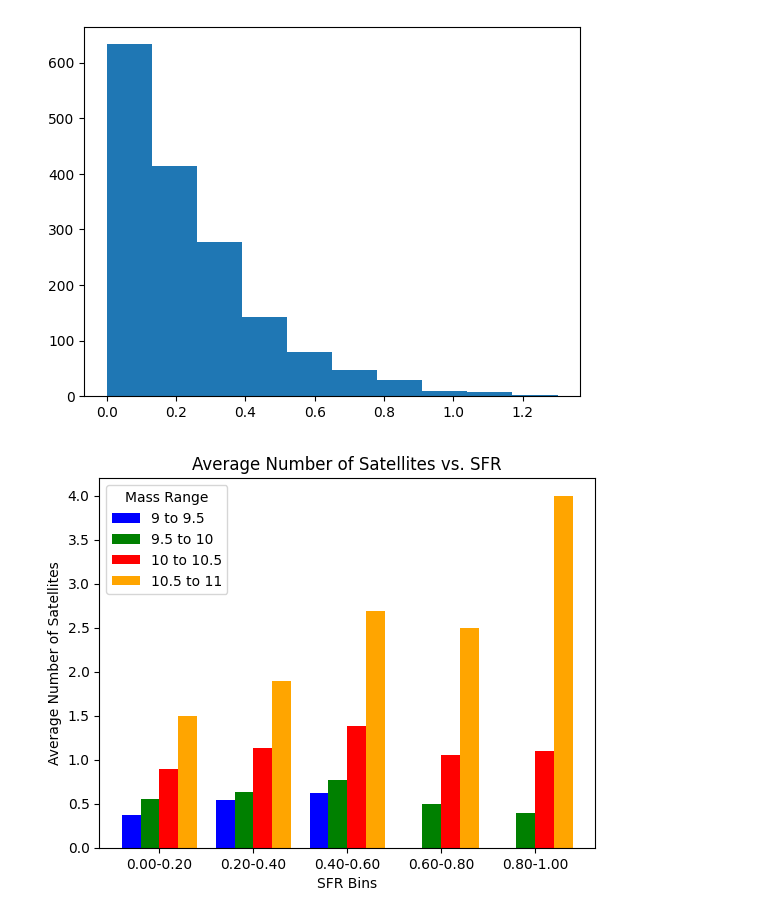
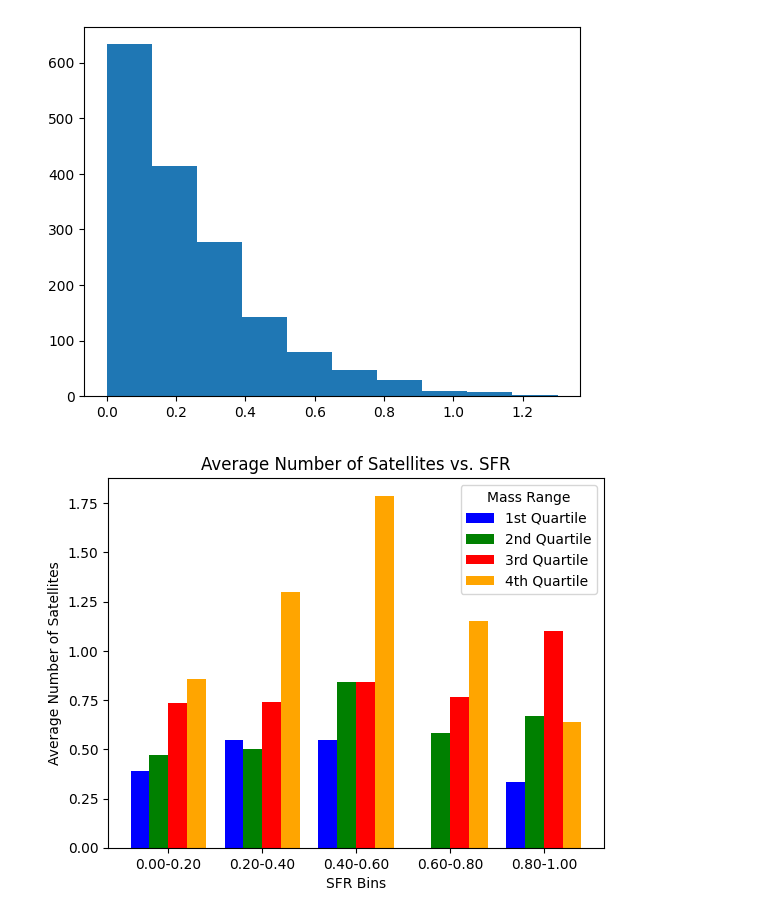
Before and after one commit to harishk30/DwarfGalaxyAnalysis, a Jupyter notebook: SAGAxCM.ipynb, the cells around one changed output. Drawn from its saved outputs; the diff is of its cells as text; code cells hidden in the pictures.

Commit message:
Use quartile bins now.

```diff
--- a/SAGAxCM.ipynb
+++ b/SAGAxCM.ipynb
@@ -258,9 +290,13 @@ fig, ax = plt.subplots()
 
 bar_width = 0.03
 offset = -1.5 * bar_width
-
+i = 0
 for mass_range, color, label in zip(mass_ranges, colors, mass_labels):
-    mass_mask = (filtered_masses >= mass_range[0]) & (filtered_masses < mass_range[1])
+    x = mass_range[0]
+    if(i == 0):
+      x = -np.inf
+      i += 1
+    mass_mask = (filtered_masses >= x) & (filtered_masses < mass_range[1])
     filtered_satellites_mass = filtered_satellites[mass_mask]
     filtered_g_r_colors_mass = filtered_g_r_colors[mass_mask]
 
@@ -351,14 +387,23 @@ filtered_masses_new = masses[mask]
 bins = np.linspace(8.5, 9.5, 6)
 digitized = np.digitize(filtered_metallicity, bins)
 average_satellites = [filtered_satellites_new[digitized == i].mean() if len(filtered_satellites_new[digitized == i]) > 0 else 0 for i in range(1, len(bins))]
+# %%
+quartiles = np.percentile(filtered_masses_new, [0, 25, 50, 75, 100])
+mass_ranges = [(quartiles[i], quartiles[i+1]) for i in range(len(quartiles)-1)]
+mass_labels = ['1st Quartile', '2nd Quartile', '3rd Quartile', '4th Quartile']
+colors = ['blue', 'green', 'red', 'orange']
 # %%
 fig, ax = plt.subplots()
 
 bar_width = 0.04
 offset = -1.5 * bar_width
-
+i = 0
 for mass_range, color, label in zip(mass_ranges, colors, mass_labels):
-    mass_mask = (filtered_masses_new >= mass_range[0]) & (filtered_masses_new < mass_range[1])
+    x = mass_range[0]
+    if(i == 0):
+      x = -np.inf
+      i += 1
+    mass_mask = (filtered_masses_new >= x) & (filtered_masses_new < mass_range[1])
     filtered_satellites_mass = filtered_satellites_new[mass_mask]
     filtered_metallicity_mass = filtered_metallicity[mass_mask]
 
@@ -399,34 +444,43 @@ filtered_masses_sfr = masses[mask]
 bins = np.linspace(0, 1, 6)
 digitized = np.digitize(filtered_sfr, bins)
 average_satellites = [filtered_satellites_sfr[digitized == i].mean() if len(filtered_satellites_sfr[digitized == i]) > 0 else 0 for i in range(1, len(bins))]
+# %%
+quartiles = np.percentile(filtered_masses_sfr, [0, 25, 50, 75, 100])
+mass_ranges = [(quartiles[i], quartiles[i+1]) for i in range(len(quartiles)-1)]
+mass_labels = ['1st Quartile', '2nd Quartile', '3rd Quartile', '4th Quartile']
+colors = ['blue', 'green', 'red', 'orange']
 # %%
 fig, ax = plt.subplots()
 
 bar_width = 0.04
 offset = -1.5 * bar_width
-
+i = 0
 for mass_range, color, label in zip(mass_ranges, colors, mass_labels):
-    mass_mask = (filtered_masses_sfr >= mass_range[0]) & (filtered_masses_sfr < mass_range[1])
+    x = mass_range[0]
+    if(i == 0):
+      x = -np.inf
+      i += 1
+    mass_mask = (filtered_masses_sfr >= x) & (filtered_masses_sfr < mass_range[1])
     filtered_satellites_mass = filtered_satellites_sfr[mass_mask]
     filtered_sfr_mass = filtered_sfr[mass_mask]
 
     digitized_mass = np.digitize(filtered_sfr_mass, bins)
     average_satellites_mass = [filtered_satellites_mass[digitized_mass == i].mean() if len(filtered_satellites_mass[digitized_mass == i]) > 0 else 0 for i in range(1, len(bins))]
 
     bin_centers = (bins[:-1] + bins[1:]) / 2
 
     ax.bar(bin_centers + offset, average_satellites_mass, width=bar_width, color=color, align='center', label=label)
     offset += bar_width
 
 ax.set_xlabel('SFR Bins')
 ax.set_ylabel('Average Number of Satellites')
 ax.set_title('Average Number of Satellites vs. SFR')
 ax.legend(title='Mass Range')
 
 bin_labels = [f'{bins[i]:.2f}-{bins[i+1]:.2f}' for i in range(len(bins)-1)]
 ax.set_xticks(bin_centers)
 ax.set_xticklabels(bin_labels)
 
 plt.show()
 # %% [output]
-[figure, old version]
+[figure, new version]
```
Also changed, not shown: parts of 21 cells of this notebook.
